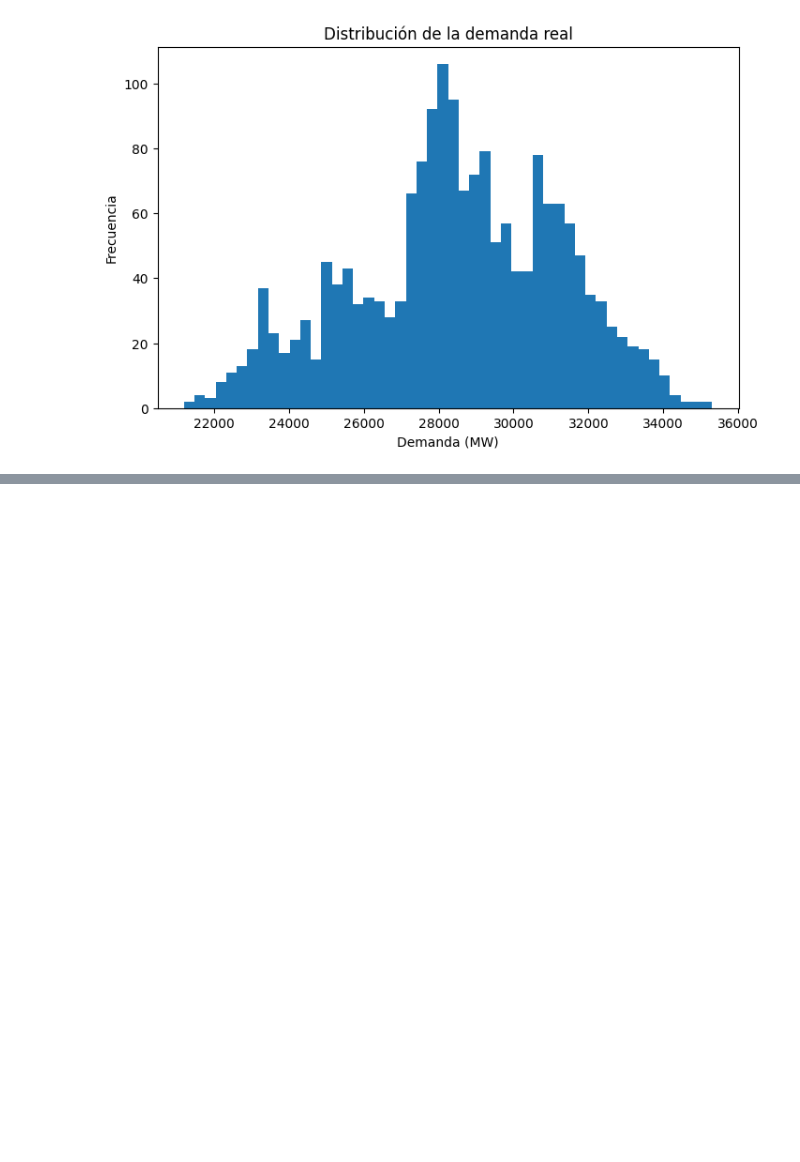
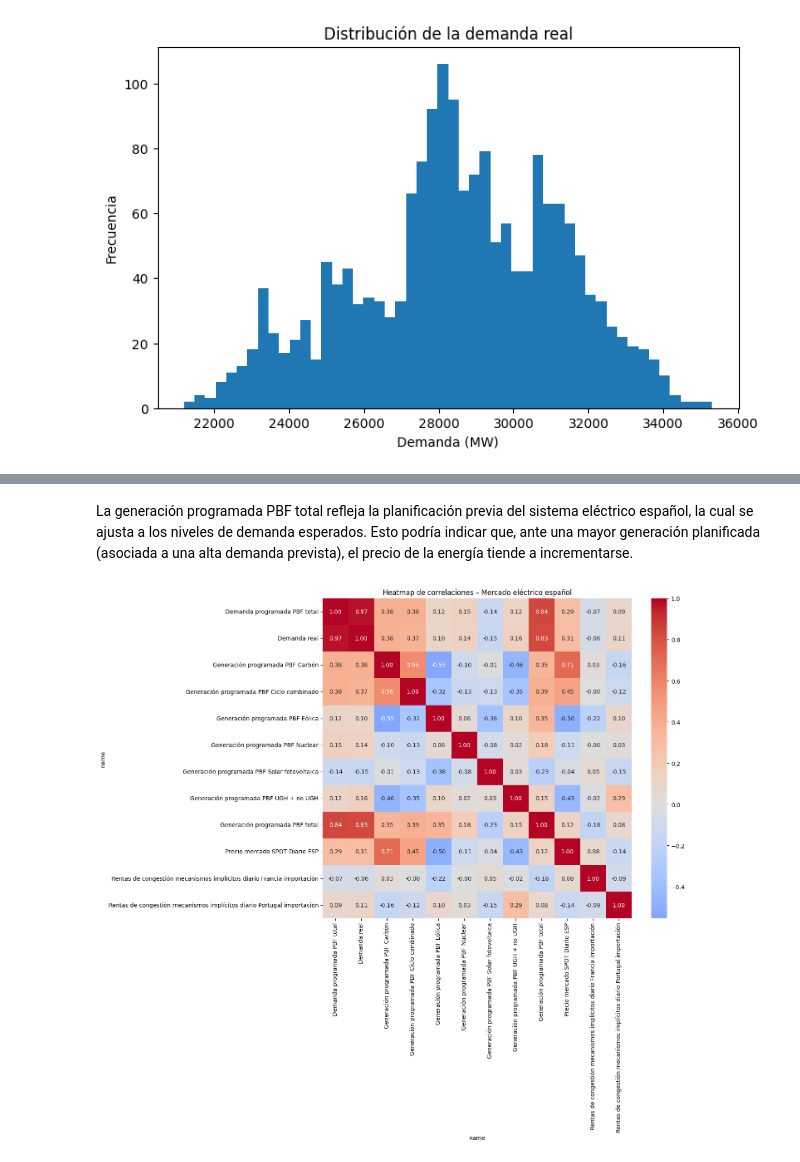
Before and after one commit to imjazmina/analisis_precios_casas_california_y_energia_electrica_espanola, a Jupyter notebook: notebooks/energy.ipynb, the cells around one changed output, grey strips where cells are left out. Cells and saved outputs as stored; diff of their text form; code cells hidden in the pictures; blank space fills up the shorter version.

```diff
--- a/notebooks/energy.ipynb
+++ b/notebooks/energy.ipynb
@@ -366,0 +380,35 @@ plt.show()
+# %% [markdown]
+La generación programada PBF total refleja la planificación previa del sistema eléctrico español, la cual se ajusta a los niveles de demanda esperados. Esto podría indicar que, ante una mayor generación planificada (asociada a una alta demanda prevista), el precio de la energía tiende a incrementarse.
+# %%
+# Selección de variables
+cols = [
+    'Demanda programada PBF total',
+    'Demanda real',
+    'Generación programada PBF Carbón',
+    'Generación programada PBF Ciclo combinado',
+    'Generación programada PBF Eólica',
+    'Generación programada PBF Nuclear',
+    'Generación programada PBF Solar fotovoltaica',
+    'Generación programada PBF UGH + no UGH',
+    'Generación programada PBF total',
+    'Precio mercado SPOT Diario ESP',
+    'Rentas de congestión mecanismos implícitos diario Francia importación',
+    'Rentas de congestión mecanismos implícitos diario Portugal importación'
+]
+
+# Matriz de correlación
+corr = df_wide[cols].corr()
+
+# Heatmap
+plt.figure(figsize=(12,10))
+sns.heatmap(
+    corr,
+    annot=True,
+    fmt=".2f",
+    cmap="coolwarm",
+    center=0
+)
+plt.title("Heatmap de correlaciones – Mercado eléctrico español")
+plt.show()
+# %% [output]
+[figure, added]
```
Also changed, not shown: parts of 15 cells of this notebook.
